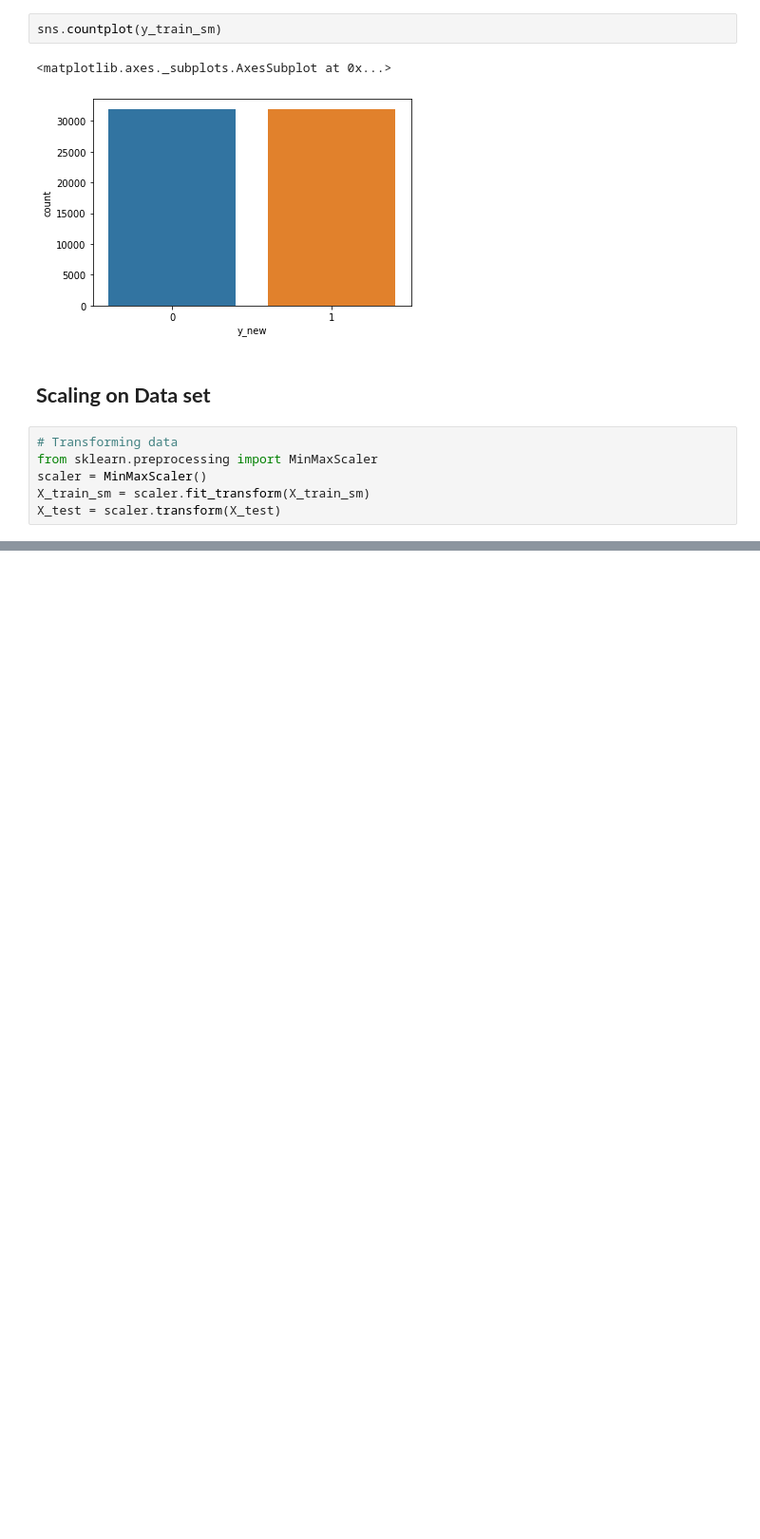
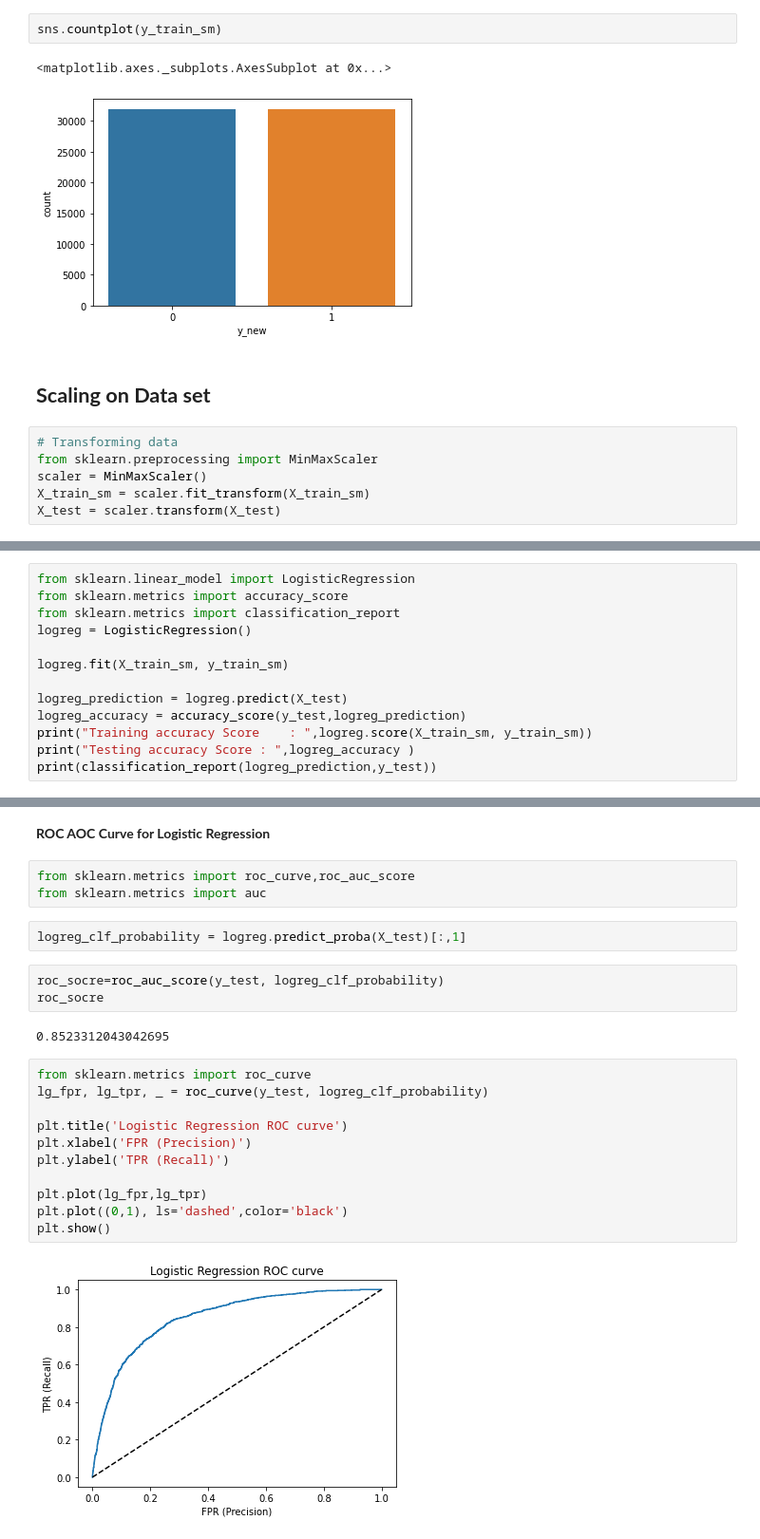
Before and after one commit to YashwantRaul/Supervised-ML-Classification, a Jupyter notebook: Bank_Marketing_Effectiveness_Prediction_Capstone_Project.ipynb, the cells around one changed output, grey strips where cells are left out. Shown: that part at 95% size. Cells and saved outputs as stored; diff of their text form; blank space fills up the shorter version.

```diff
--- a/Bank_Marketing_Effectiveness_Prediction_Capstone_Project.ipynb
+++ b/Bank_Marketing_Effectiveness_Prediction_Capstone_Project.ipynb
@@ -617,0 +622,13 @@ X_test = scaler.transform(X_test)
+# %%
+from sklearn.linear_model import LogisticRegression
+from sklearn.metrics import accuracy_score
+from sklearn.metrics import classification_report
+logreg = LogisticRegression()
+
+logreg.fit(X_train_sm, y_train_sm)
+
+logreg_prediction = logreg.predict(X_test)
+logreg_accuracy = accuracy_score(y_test,logreg_prediction)
+print("Training accuracy Score    : ",logreg.score(X_train_sm, y_train_sm))
+print("Testing accuracy Score : ",logreg_accuracy )
+print(classification_report(logreg_prediction,y_test))
@@ -617,0 +646,25 @@ X_test = scaler.transform(X_test)
+# %% [markdown]
+**ROC AOC Curve for Logistic Regression**
+# %%
+from sklearn.metrics import roc_curve,roc_auc_score
+from sklearn.metrics import auc
+# %%
+logreg_clf_probability = logreg.predict_proba(X_test)[:,1]
+# %%
+roc_socre=roc_auc_score(y_test, logreg_clf_probability)
+roc_socre
+# %% [output]
+0.8523312043042695
+# %%
+from sklearn.metrics import roc_curve
+lg_fpr, lg_tpr, _ = roc_curve(y_test, logreg_clf_probability)
+
+plt.title('Logistic Regression ROC curve')
+plt.xlabel('FPR (Precision)')
+plt.ylabel('TPR (Recall)')
+
+plt.plot(lg_fpr,lg_tpr)
+plt.plot((0,1), ls='dashed',color='black')
+plt.show()
+# %% [output]
+[figure, added]
```
Also changed, not shown: parts of 52 cells of this notebook.
